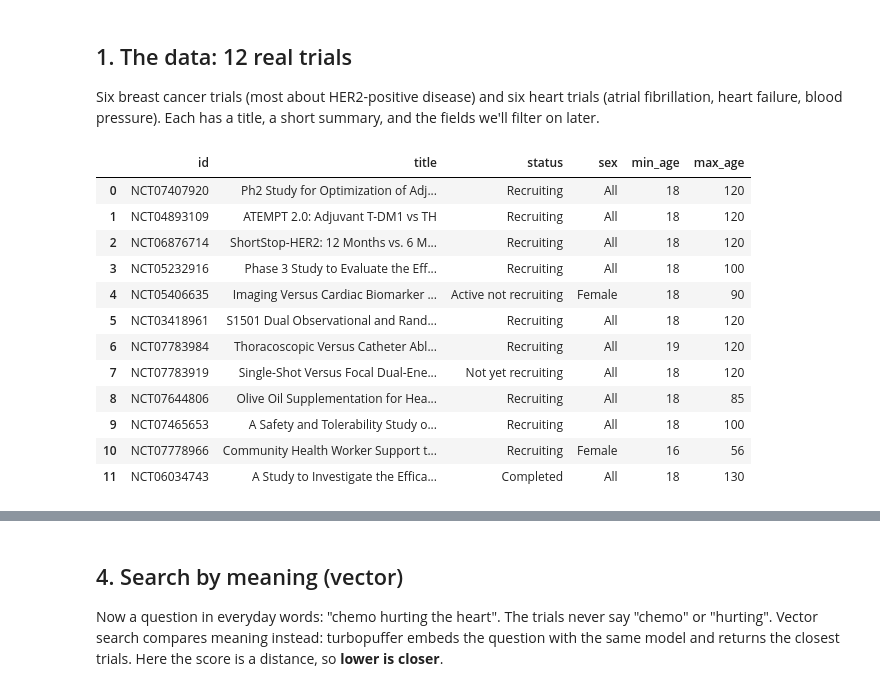
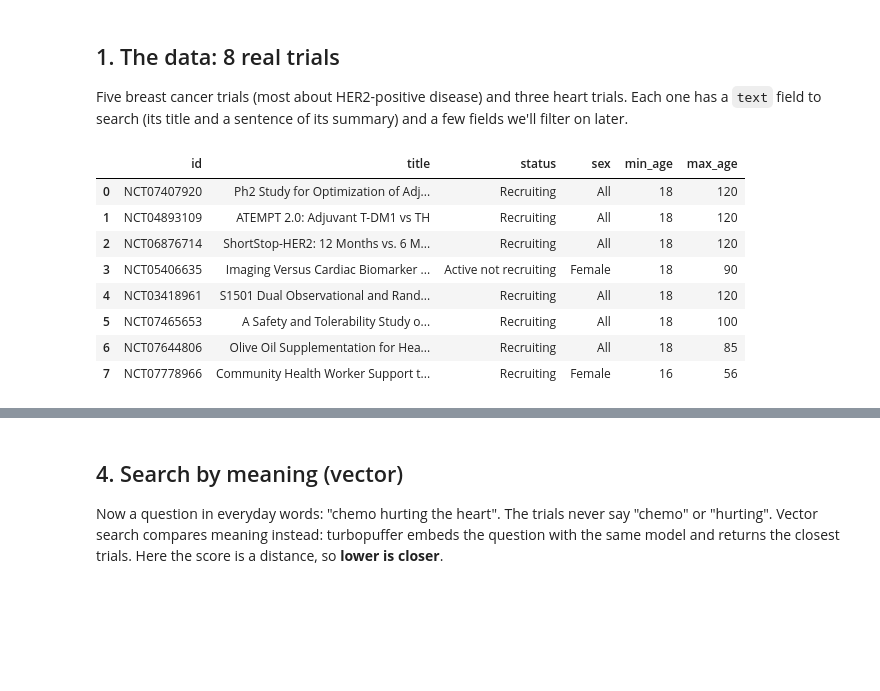
Before and after one commit to jgerson/trialscope-demo, a Jupyter notebook: walkthrough/trialscope_walkthrough.ipynb, the cells around one changed output, grey strips where cells are left out. Cells and saved outputs as stored; diff of their text form; code cells hidden in the pictures; blank space fills up the shorter version.

```diff
--- a/walkthrough/trialscope_walkthrough.ipynb
+++ b/walkthrough/trialscope_walkthrough.ipynb
@@ -46,39 +56,71 @@ Connected
 # %% [markdown]
-## 1. The data: 12 real trials
+## 1. The data: 8 real trials
 
-Six breast cancer trials (most about HER2-positive disease) and six heart trials (atrial fibrillation, heart
-failure, blood pressure). Each has a title, a short summary, and the fields we'll filter on later.
+Five breast cancer trials (most about HER2-positive disease) and three heart trials. Each one has a `text` field
+to search (its title and a sentence of its summary) and a few fields we'll filter on later.
 # %%
 trials = [
-    {"id": "NCT07407920", "title": "Ph2 Study for Optimization of Adjunct Systemic Therapy in HER2+ Patients, MolecularPCR Trial", "status": "Recruiting", "phase": "Phase 2", "min_age": 18, "max_age": 120, "sex": "All", "summary": "This phase II trial tests reduced post surgery (adjuvant) therapy for patients with early breast cancer who have confirmed that the disease has responded completely (pathologic complete response) after pre surgical treatment (neoadjuvant) therapy…"},
-    {"id": "NCT04893109", "title": "ATEMPT 2.0: Adjuvant T-DM1 vs TH", "status": "Recruiting", "phase": "Phase 2", "min_age": 18, "max_age": 120, "sex": "All", "summary": "This research study is studying how well newly diagnosed breast cancer that has tested positive for a protein called HER2 responds using one of two different combination of HER2-directed therapies as a treatment after surgery."},
-    {"id": "NCT06876714", "title": "ShortStop-HER2: 12 Months vs. 6 Months of HER2-targeted Medications for People With HER2+ Breast Cancer Who Had a Pathologic Complete Response After Chemotherapy Plus Trastuzumab", "status": "Recruiting", "phase": "Phase 3", "min_age": 18, "max_age": 120, "sex": "All", "summary": "This phase III trial compares 6 months of human epidermal growth factor receptor 2 (HER2)-targeted therapy to 12 months of HER2-targeted therapy for the treatment of HER2-positive (+) breast cancer in patients that had a pathologic complete response…"},
-    {"id": "NCT05232916", "title": "Phase 3 Study to Evaluate the Efficacy and Safety of HER2/Neu Peptide GLSI-100 (GP2 + GM-CSF) in HER2/Neu Positive Subjects", "status": "Recruiting", "phase": "Phase 3", "min_age": 18, "max_age": 100, "sex": "All", "summary": "This is a prospective, randomized, double-blinded, placebo-controlled, multi-center, Phase 3 study of GLSI-100 immunotherapy in HLA-A*02 positive and HER2/neu positive subjects who are at high risk for disease recurrence and have completed both…"},
-    {"id": "NCT05406635", "title": "Imaging Versus Cardiac Biomarker Monitored HER2 Directed Therapy in Patients With Breast Cancer", "status": "Active not recruiting", "phase": "N/A", "min_age": 18, "max_age": 90, "sex": "Female", "summary": "Due to a risk of heart failure during HER2 directed therapy in breast cancer, treatment is monitored with imaging of myocardial function, which is resource demanding for both patients and the health care system."},
-    {"id": "NCT03418961", "title": "S1501 Dual Observational and Randomized Cohort Study of Patients With Metastatic HER-2+ Breast Cancer at Risk of Cardiac Toxicity", "status": "Recruiting", "phase": "Phase 3", "min_age": 18, "max_age": 120, "sex": "All", "summary": "This trial has two cohorts of patients with human epidermal growth factor receptor (HER)-2-positive breast cancer that has spread to other places in the body. All patients must be receiving trastuzumab-based treatment."},
-    {"id": "NCT07783984", "title": "Thoracoscopic Versus Catheter Ablation in Persistent Atrial Fibrillation With Enlarged Left Atrium", "status": "Recruiting", "phase": "N/A", "min_age": 19, "max_age": 120, "sex": "All", "summary": "This is a prospective, single-center, open-label, randomized controlled trial comparing thoracoscopic surgical ablation with percutaneous endocardial catheter ablation as the first rhythm-control procedure in patients with persistent atrial…"},
-    {"id": "NCT07783919", "title": "Single-Shot Versus Focal Dual-Energy Pulsed Field-Based Ablation for Atrial Fibrillation", "status": "Not yet recruiting", "phase": "N/A", "min_age": 18, "max_age": 120, "sex": "All", "summary": "Comparison of single-shot PFA systems with focal dual-energy (PFA/RF) in patients at high risk of atrial fibrillation recurrence."},
-    {"id": "NCT07644806", "title": "Olive Oil Supplementation for Heart Failure With Reduced Ejection Fraction", "status": "Recruiting", "phase": "N/A", "min_age": 18, "max_age": 85, "sex": "All", "summary": "The OLEA-HF study aims to explore whether daily supplementation of extra-virgin olive oil (EVOO) for 12 weeks during participation in a cardiac rehabilitation program (standard of care) is feasible in patients with heart failure with reduced…"},
-    {"id": "NCT07465653", "title": "A Safety and Tolerability Study of HJB647 in Heart Failure Participants With Reduced Ejection Fraction", "status": "Recruiting", "phase": "Phase 1", "min_age": 18, "max_age": 100, "sex": "All", "summary": "The purpose of this study is to evaluate the safety, tolerability, and pharmacokinetics of HJB647 at two different doses in participants with chronic stable heart failure with reduced or mildly reduced ejection fraction (HFrEF/HFmrEF)."},
-    {"id": "NCT07778966", "title": "Community Health Worker Support to Lower Blood Pressure After a Pregnancy With High Blood Pressure", "status": "Recruiting", "phase": "N/A", "min_age": 16, "max_age": 56, "sex": "Female", "summary": "High blood pressure during or after pregnancy (such as preeclampsia, gestational hypertension, eclampsia, or Hemolysis, Elevated Liver enzymes, and Low Platelet (HELLP) syndrome) raises a mother's risk of heart disease later in life."},
-    {"id": "NCT06034743", "title": "A Study to Investigate the Efficacy and Safety of Baxdrostat in Participants With Uncontrolled Hypertension on Two or More Medications Including Participants With Resistant Hypertension", "status": "Completed", "phase": "Phase 3", "min_age": 18, "max_age": 130, "sex": "All", "summary": "This is a Phase III, multicentre, randomised, double-blinded, placebo-controlled, parallel group study to evaluate the safety, tolerability and effect of 1 or 2 mg baxdrostat versus placebo, administered once daily (QD) orally, on the reduction of…"},
+    {
+        "id": "NCT07407920",
+        "title": "Ph2 Study for Optimization of Adjunct Systemic Therapy in HER2+ Patients, MolecularPCR Trial",
+        "status": "Recruiting", "min_age": 18, "max_age": 120, "sex": "All",
+        "text": "Ph2 Study for Optimization of Adjunct Systemic Therapy in HER2+ Patients, MolecularPCR Trial. This phase II trial tests reduced post surgery (adjuvant) therapy for patients with early breast cancer who have confirmed that the disease has responded completely (pathologic complete response)…",
+    },
+    {
+        "id": "NCT04893109",
+        "title": "ATEMPT 2.0: Adjuvant T-DM1 vs TH",
+        "status": "Recruiting", "min_age": 18, "max_age": 120, "sex": "All",
+        "text": "ATEMPT 2.0: Adjuvant T-DM1 vs TH. This research study is studying how well newly diagnosed breast cancer that has tested positive for a protein called HER2 responds using one of two different combination of HER2-directed therapies as…",
+    },
+    {
+        "id": "NCT06876714",
+        "title": "ShortStop-HER2: 12 Months vs. 6 Months of HER2-targeted Medications for People With HER2+ Breast Cancer Who Had a Pathologic Complete Response After Chemotherapy Plus Trastuzumab",
+        "status": "Recruiting", "min_age": 18, "max_age": 120, "sex": "All",
+        "text": "ShortStop-HER2: 12 Months vs. 6 Months of HER2-targeted Medications for People With HER2+ Breast Cancer Who Had a Pathologic Complete Response After Chemotherapy Plus Trastuzumab. This phase III trial compares 6 months of human epidermal growth factor receptor 2 (HER2)-targeted therapy to 12 months of HER2-targeted therapy for the treatment of HER2-positive (+) breast cancer…",
+    },
+    {
+        "id": "NCT05406635",
+        "title": "Imaging Versus Cardiac Biomarker Monitored HER2 Directed Therapy in Patients With Breast Cancer",
+        "status": "Active not recruiting", "min_age": 18, "max_age": 90, "sex": "Female",
+        "text": "Imaging Versus Cardiac Biomarker Monitored HER2 Directed Therapy in Patients With Breast Cancer. Due to a risk of heart failure during HER2 directed therapy in breast cancer, treatment is monitored with imaging of myocardial function, which is resource demanding for both patients and the health…",
+    },
+    {
+        "id": "NCT03418961",
+        "title": "S1501 Dual Observational and Randomized Cohort Study of Patients With Metastatic HER-2+ Breast Cancer at Risk of Cardiac Toxicity",
+        "status": "Recruiting", "min_age": 18, "max_age": 120, "sex": "All",
+        "text": "S1501 Dual Observational and Randomized Cohort Study of Patients With Metastatic HER-2+ Breast Cancer at Risk of Cardiac Toxicity. This trial has two cohorts of patients with human epidermal growth factor receptor (HER)-2-positive breast cancer that has spread to other places in the body. All patients must be receiving…",
+    },
+    {
+        "id": "NCT07465653",
+        "title": "A Safety and Tolerability Study of HJB647 in Heart Failure Participants With Reduced Ejection Fraction",
+        "status": "Recruiting", "min_age": 18, "max_age": 100, "sex": "All",
+        "text": "A Safety and Tolerability Study of HJB647 in Heart Failure Participants With Reduced Ejection Fraction. The purpose of this study is to evaluate the safety, tolerability, and pharmacokinetics of HJB647 at two different doses in participants with chronic stable heart failure with reduced or mildly…",
+    },
+    {
+        "id": "NCT07644806",
+        "title": "Olive Oil Supplementation for Heart Failure With Reduced Ejection Fraction",
+        "status": "Recruiting", "min_age": 18, "max_age": 85, "sex": "All",
+        "text": "Olive Oil Supplementation for Heart Failure With Reduced Ejection Fraction. The OLEA-HF study aims to explore whether daily supplementation of extra-virgin olive oil (EVOO) for 12 weeks during participation in a cardiac rehabilitation program (standard of care) is feasible…",
+    },
+    {
+        "id": "NCT07778966",
+        "title": "Community Health Worker Support to Lower Blood Pressure After a Pregnancy With High Blood Pressure",
+        "status": "Recruiting", "min_age": 16, "max_age": 56, "sex": "Female",
+        "text": "Community Health Worker Support to Lower Blood Pressure After a Pregnancy With High Blood Pressure. High blood pressure during or after pregnancy (such as preeclampsia, gestational hypertension, eclampsia, or Hemolysis, Elevated Liver enzymes, and Low Platelet (HELLP) syndrome) raises a mother's…",
+    },
 ]
 
 pd.DataFrame(trials)[["id", "title", "status", "sex", "min_age", "max_age"]]
 # %% [output]
 |  | id | title | status | sex | min_age | max_age |
 | 0 | NCT07407920 | Ph2 Study for Optimization of Adj... | Recruiting | All | 18 | 120 |
 | 1 | NCT04893109 | ATEMPT 2.0: Adjuvant T-DM1 vs TH | Recruiting | All | 18 | 120 |
 | 2 | NCT06876714 | ShortStop-HER2: 12 Months vs. 6 M... | Recruiting | All | 18 | 120 |
-| 3 | NCT05232916 | Phase 3 Study to Evaluate the Eff... | Recruiting | All | 18 | 100 |
-| 4 | NCT05406635 | Imaging Versus Cardiac Biomarker ... | Active not recruiting | Female | 18 | 90 |
-| 5 | NCT03418961 | S1501 Dual Observational and Rand... | Recruiting | All | 18 | 120 |
-| 6 | NCT07783984 | Thoracoscopic Versus Catheter Abl... | Recruiting | All | 19 | 120 |
-| 7 | NCT07783919 | Single-Shot Versus Focal Dual-Ene... | Not yet recruiting | All | 18 | 120 |
-| 8 | NCT07644806 | Olive Oil Supplementation for Hea... | Recruiting | All | 18 | 85 |
-| 9 | NCT07465653 | A Safety and Tolerability Study o... | Recruiting | All | 18 | 100 |
-| 10 | NCT07778966 | Community Health Worker Support t... | Recruiting | Female | 16 | 56 |
-| 11 | NCT06034743 | A Study to Investigate the Effica... | Completed | All | 18 | 130 |
+| 3 | NCT05406635 | Imaging Versus Cardiac Biomarker ... | Active not recruiting | Female | 18 | 90 |
+| 4 | NCT03418961 | S1501 Dual Observational and Rand... | Recruiting | All | 18 | 120 |
+| 5 | NCT07465653 | A Safety and Tolerability Study o... | Recruiting | All | 18 | 100 |
+| 6 | NCT07644806 | Olive Oil Supplementation for Hea... | Recruiting | All | 18 | 85 |
+| 7 | NCT07778966 | Community Health Worker Support t... | Recruiting | Female | 16 | 56 |
 # %% [markdown]
 ## 2. Load them
 
```
Also changed, not shown: parts of 23 cells of this notebook, 2 other files.
